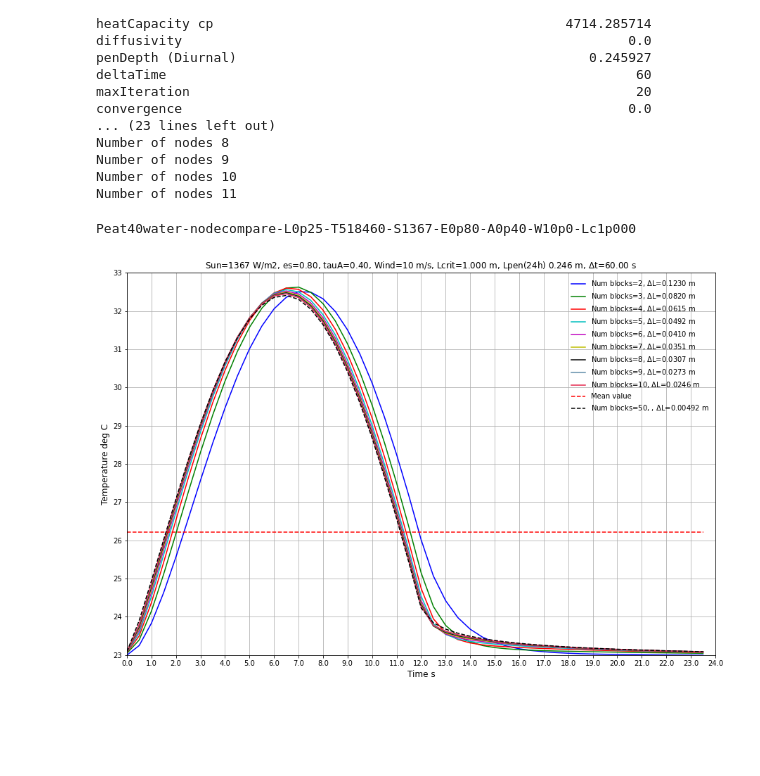
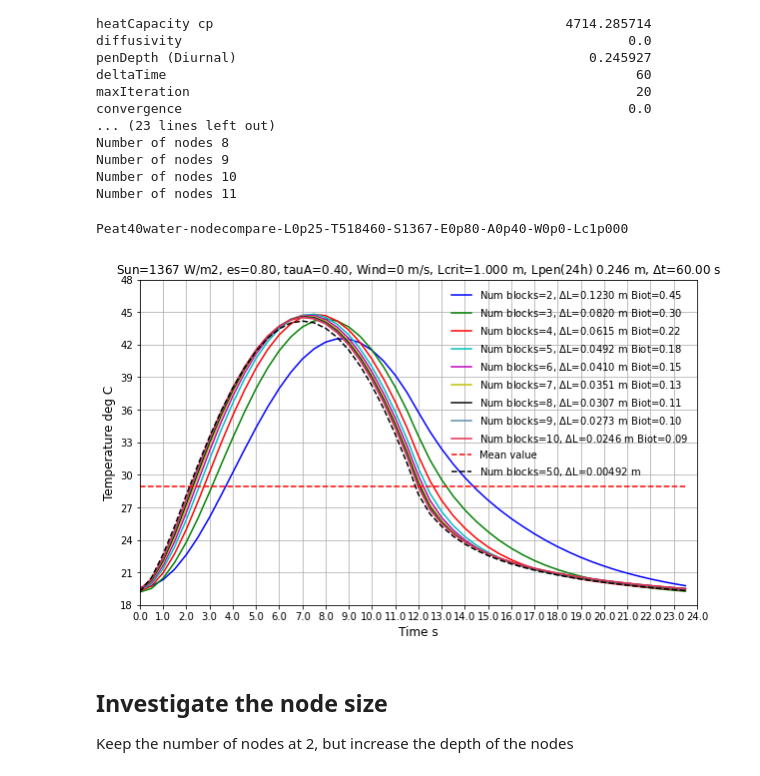
Before and after one commit to NelisW/heatConduction, a Jupyter notebook: 1D-heatflow.ipynb, the cells around one changed output. Drawn from its saved outputs; the diff is of its cells as text; code cells hidden in the pictures; blank space fills up the shorter version.

Commit message:
biot nuber 0.2

```diff
--- a/1D-heatflow.ipynb
+++ b/1D-heatflow.ipynb
@@ -584,6 +584,8 @@ Sun=1367 W/m2, es=0.80, tauA=0.40, Wind=0 m/s, Lcrit=1.000 m, N=301, $\Delta$L=0
 [figure]
 # %% [markdown]
 ### Peat 40% water
+# %%
+windspeed = 0
 # %%
 
 
@@ -616,9 +618,9 @@ paras['penDepth'] = np.sqrt(7.7 * paras['diffusivity'] * paras['deltaTime'] )
 paras['Do radiative'] = True
 paras['Emissivity'] = 0.8
 paras['AtmoTau'] = 0.4
-paras['TempTau'] = 298
+paras['AtmoTemp'] = 298
 paras['Do convection'] = True
-paras['WindSpeed'] = 10
+paras['WindSpeed'] = windspeed
 paras['ConvLCrit'] = 1
 paras['Solar constant'] = 1367 # W/m2 top of atmo
 
@@ -805,9 +807,9 @@ paras['penDepth'] = np.sqrt(7.7 * paras['diffusivity'] * paras['deltaTime'] )
 paras['Do radiative'] = True
 paras['Emissivity'] = 0.8
 paras['AtmoTau'] = 0.4
-paras['TempTau'] = 298
+paras['AtmoTemp'] = 298
 paras['Do convection'] = True
-paras['WindSpeed'] = 10
+paras['WindSpeed'] = windspeed
 paras['ConvLCrit'] = 1
 paras['Solar constant'] = 1367 # W/m2 top of atmo
 
@@ -865,12 +867,12 @@ Number of nodes 9
 Number of nodes 10
 Number of nodes 11
 # %%
-q = ryplot.Plotter(1,1,1,figsize=(15,10),doWarning=False)
+q = ryplot.Plotter(1,1,1,figsize=(10,6),doWarning=False)
 Tmin = 1e6
 Tmax = 0
 scenarioa = f"Sun={paras['Solar constant']:.0f} W/m2, es={paras['Emissivity']:.2f}, tauA={paras['AtmoTau']:.2f}, "
 scenariob = f"Wind={paras['WindSpeed']:.0f} m/s, Lcrit={paras['ConvLCrit']:.3f} m, "
-scenarioc = f"Lpen(24h) {paras['penDepth (Diurnal)']:.3f} m, $\Delta$t={paras['deltaTime']:.2f} s"
+scenarioc = f"Lpen(24h)={paras['penDepth (Diurnal)']:.3f} m, $\Delta$t={paras['deltaTime']:.2f} s"
 scenario = f"{scenarioa}{scenariob}{scenarioc}"
 
 for key in dicT.keys():
@@ -883,34 +885,38 @@ for key in dicT.keys():
     times = (times - np.min(times)) / (60*60)
 
 
     # Set up the run with starting temperature at end of 100 days from previous run
     if paras['WindSpeed'] == 0:
         Tmin = 18  #np.min(samples) if np.min(samples) < Tmin else Tmin
         Tmax = 48  #np.max(samples) if np.max(samples) > Tmax else Tmax
     elif paras['WindSpeed'] == 10:
         Tmin = 23  #np.min(samples) if np.min(samples) < Tmin else Tmin
         Tmax = 33  #np.max(samples) if np.max(samples) > Tmax else Tmax
     else:
         print('************************* no value for wind speed ********************')
 
     if key < 50:
         q.plot(1,times,samples,'','Time s','Temperature deg C',
-               pltaxis=[0,24,Tmin,Tmax],label=[f'Num blocks={key-1}, $\Delta$L={deltaL:.4f} m'])
+               pltaxis=[0,24,Tmin,Tmax],label=[f'Num blocks={key-1}, $\Delta$L={deltaL:.4f} m Biot={0.1*8.9/(key-1):.2f}'])
     else:
         q.plot(1,times,paras['Initial value']*np.ones(times.shape)-273,scenario,'Time s','Temperature deg C',maxNX=24,
                pltaxis=[0,24,Tmin,Tmax],plotCol='r',
                label=[f'Mean value' ],linestyle='--')
 
         q.plot(1,times,samples,scenario,'Time s','Temperature deg C',maxNX=24,
                pltaxis=[0,24,Tmin,Tmax],plotCol='k',
-               label=[f'Num blocks={key-1}, , $\Delta$L={deltaL:.5f} m' ],linestyle='--')
+               label=[f'Num blocks={key-1}, $\Delta$L={deltaL:.5f} m' ],linestyle='--')
 
 filenamea = f"{paras['material']}-nodecompare-L{paras['length']:.2f}"
 filenameb = f"-T{totalTime:.0f}-S{paras['Solar constant']:.0f}"
 filenamec = f"-E{paras['Emissivity']:.2f}-A{paras['AtmoTau']:.2f}-W{paras['WindSpeed']:.1f}-Lc{paras['ConvLCrit']:.3f}"
 filename = f"{filenamea}{filenameb}{filenamec}".replace(' ','').replace('%','').replace('.','p')
 print(filename)
 q.saveFig(f'{filename}.png')
 # %% [output]
-Peat40water-nodecompare-L0p25-T518460-S1367-E0p80-A0p40-W10p0-Lc1p000
+Peat40water-nodecompare-L0p25-T518460-S1367-E0p80-A0p40-W0p0-Lc1p000
-[figure, old version]
+[figure, new version]
+# %% [markdown]
+## Investigate the node size
+
+Keep the number of nodes at 2, but increase the depth of the nodes
```
Also changed, not shown: parts of 7 cells of this notebook, 1 other file.
